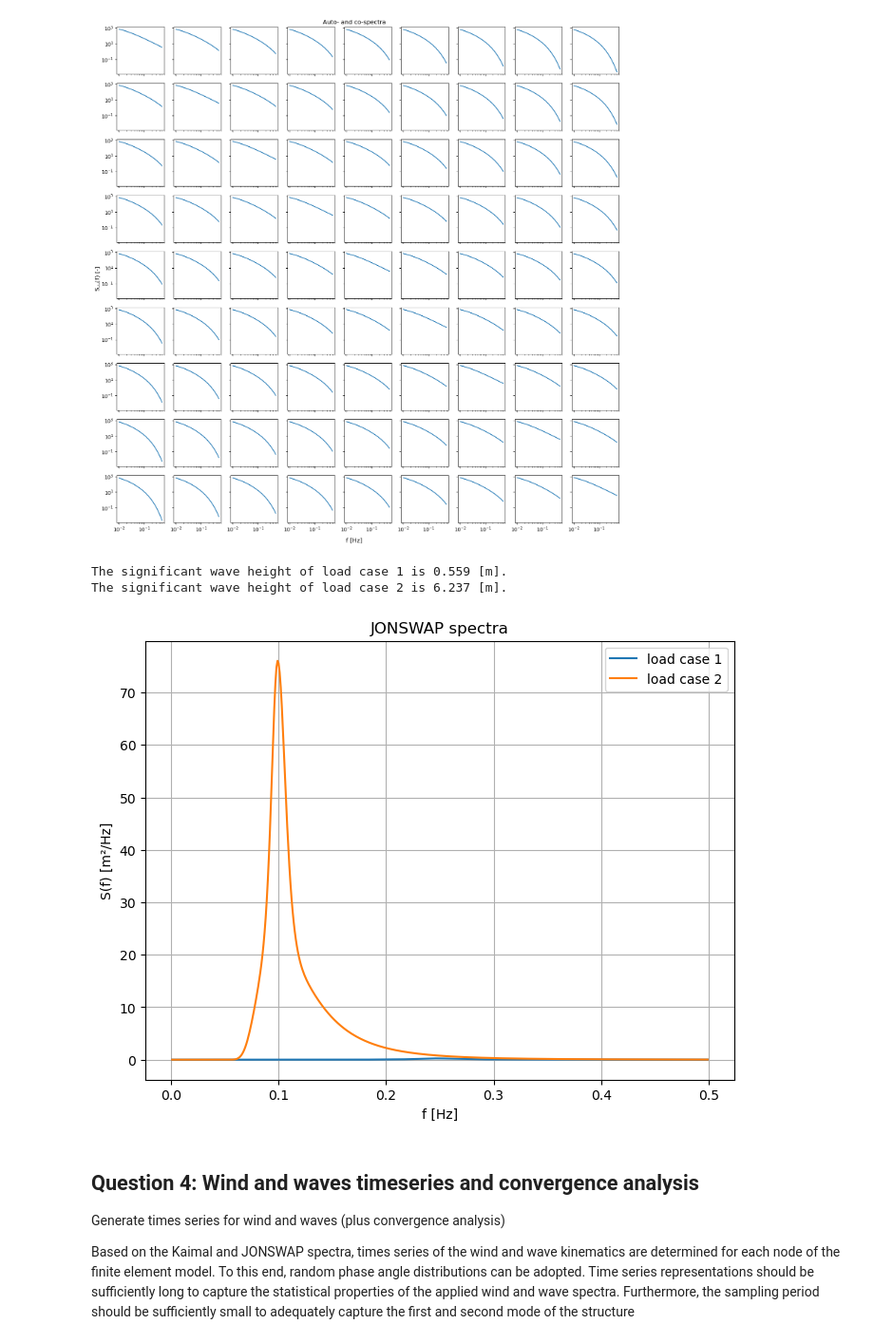
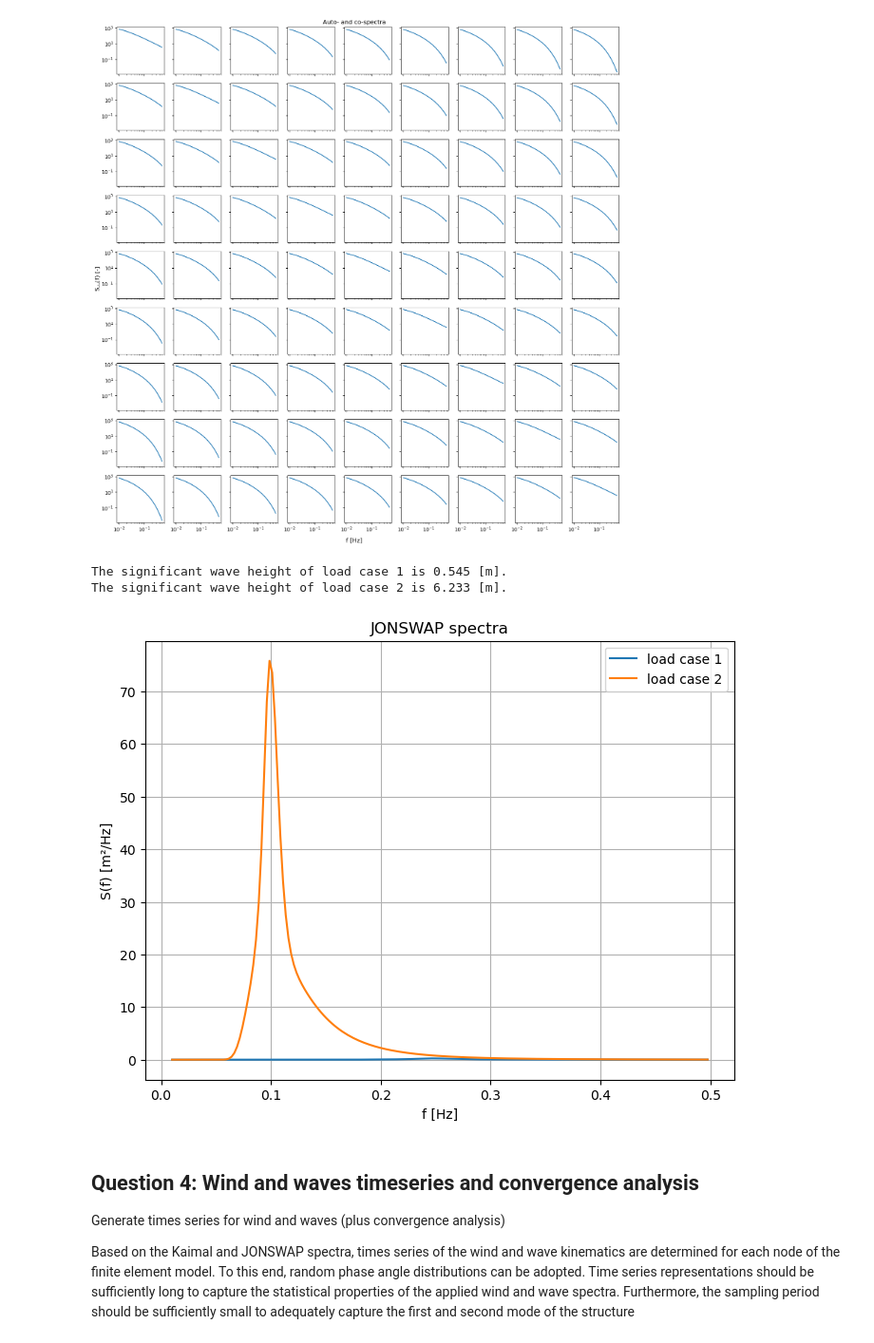
Before and after one commit to Lymone96/CIEM5220-Group2, a Jupyter notebook: 2_WW/WW_Assignment (Question 1-4).ipynb, the cells around one changed output. Shown at 95% size. Drawn from its saved outputs; the diff is of its cells as text; code cells hidden in the pictures.

Commit message:
start on jonswap time series

```diff
--- a/2_WW/WW_Assignment (Question 1-4).ipynb
+++ b/2_WW/WW_Assignment (Question 1-4).ipynb
@@ -430,40 +430,40 @@ alpha_1 = 0.076 * F_tilde_1**(-0.22)
 U_10_2 = 23 #m/s
 F_tilde_2 = g * F / U_10_2**2
 f_p_tilde_2 = 3.5 * F_tilde_2**(-0.33)
 f_p_2 = f_p_tilde_2 * g / U_10_2
 T_p_2 = 1 / f_p_2
 alpha_2 = 0.076 * F_tilde_2**(-0.22)
 
 def JONSWAP(alpha, g, f, beta, f_p, gamma):
     sigma = 0.07 * np.ones_like(f)
     sigma[f > f_p] = 0.09
 
     S = alpha * g**2 * (2 * np.pi)**(-4) * f**(-5) * np.exp(-beta * (f / f_p)**(-4)) * gamma**np.exp(-1 / 2 * ((f / f_p - 1) / sigma)**2)
     m_0 = np.trapezoid(S, f)
     H_s = 4 * np.sqrt(m_0)
 
     return S, H_s
 
-f_jonswap = np.linspace(0.001, 5, 5000)
-f_max = 0.5
+f_jonswap = np.linspace(0.01, 0.5, 200)
+f_max_plot = 0.5
 S_JS_1, H_s_1 = JONSWAP(alpha_1, g, f_jonswap, beta, f_p_1, gamma)
 S_JS_2, H_s_2 = JONSWAP(alpha_2, g, f_jonswap, beta, f_p_2, gamma)
 
 plt.figure(figsize=(8, 6))
-plt.plot(f_jonswap[f_jonswap < f_max], S_JS_1[f_jonswap < f_max], label='load case 1')
-plt.plot(f_jonswap[f_jonswap < f_max], S_JS_2[f_jonswap < f_max], label='load case 2')
+plt.plot(f_jonswap[f_jonswap < f_max_plot], S_JS_1[f_jonswap < f_max_plot], label='load case 1')
+plt.plot(f_jonswap[f_jonswap < f_max_plot], S_JS_2[f_jonswap < f_max_plot], label='load case 2')
 plt.title('JONSWAP spectra')
 plt.xlabel('f [Hz]')
 plt.ylabel('S(f) [m²/Hz]')
 plt.legend()
 plt.grid()
 
 print(f'The significant wave height of load case 1 is {H_s_1:.3f} [m].')
 print(f'The significant wave height of load case 2 is {H_s_2:.3f} [m].')
 # %% [output]
-The significant wave height of load case 1 is 0.559 [m].
-The significant wave height of load case 2 is 6.237 [m].
+The significant wave height of load case 1 is 0.545 [m].
+The significant wave height of load case 2 is 6.233 [m].
-[figure, old version]
+[figure, new version]
 # %% [markdown]
 ## Question 4: Wind and waves timeseries and convergence analysis
 
```
Also changed, not shown: parts of 6 cells of this notebook.
